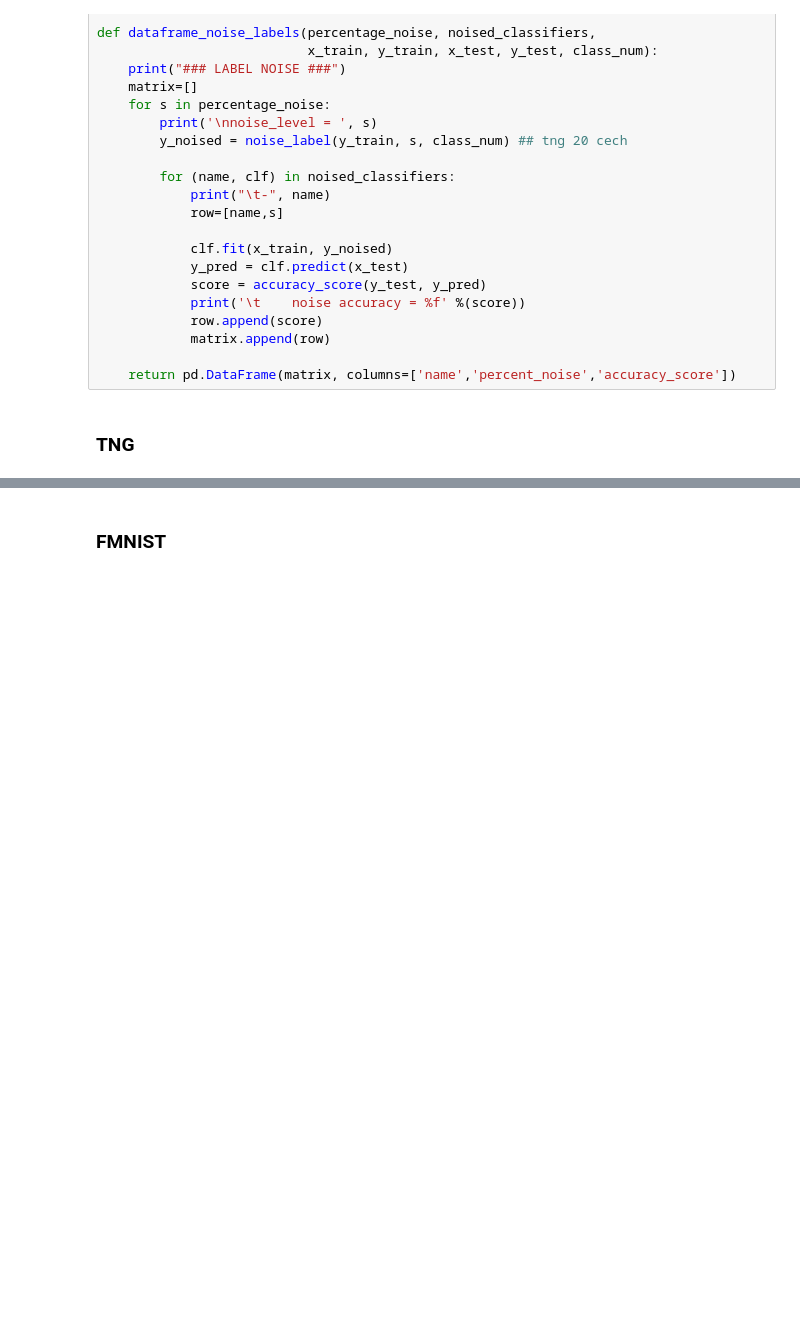
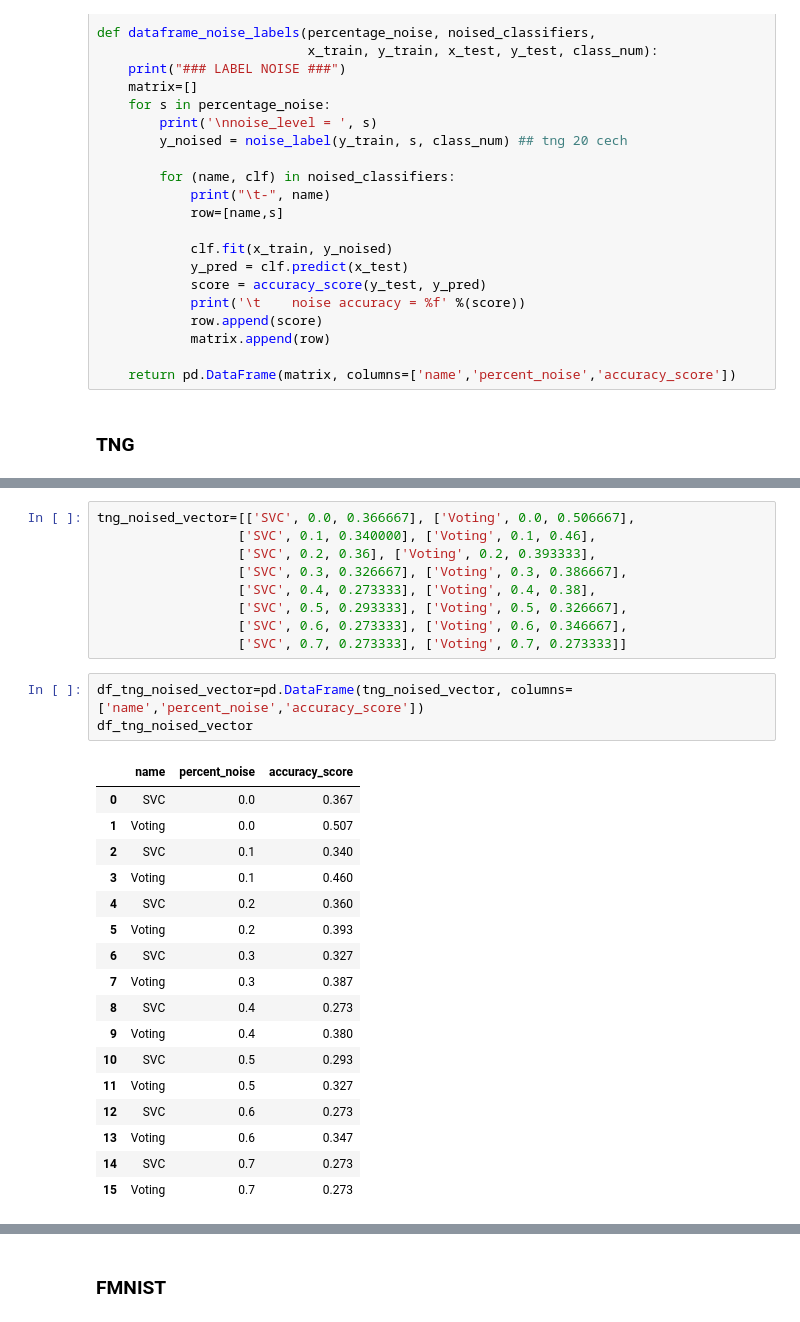
Before and after one commit to krowka/ML-project, a Jupyter notebook: project.ipynb, the cells around one changed output, grey strips where cells are left out. Drawn from its saved outputs; the diff is of its cells as text; blank space fills up the shorter version.

Commit message:
voting updated

```diff
--- a/project.ipynb
+++ b/project.ipynb
@@ -401,0 +507,30 @@ for s in percentage_noise:
+# %%
+tng_noised_vector=[['SVC', 0.0, 0.366667], ['Voting', 0.0, 0.506667],
+                  ['SVC', 0.1, 0.340000], ['Voting', 0.1, 0.46],
+                  ['SVC', 0.2, 0.36], ['Voting', 0.2, 0.393333],
+                  ['SVC', 0.3, 0.326667], ['Voting', 0.3, 0.386667],
+                  ['SVC', 0.4, 0.273333], ['Voting', 0.4, 0.38],
+                  ['SVC', 0.5, 0.293333], ['Voting', 0.5, 0.326667],
+                  ['SVC', 0.6, 0.273333], ['Voting', 0.6, 0.346667],
+                  ['SVC', 0.7, 0.273333], ['Voting', 0.7, 0.273333]]
+# %%
+df_tng_noised_vector=pd.DataFrame(tng_noised_vector, columns=['name','percent_noise','accuracy_score'])
+df_tng_noised_vector
+# %% [output]
+|  | name | percent_noise | accuracy_score |
+| 0 | SVC | 0.0 | 0.367 |
+| 1 | Voting | 0.0 | 0.507 |
+| 2 | SVC | 0.1 | 0.340 |
+| 3 | Voting | 0.1 | 0.460 |
+| 4 | SVC | 0.2 | 0.360 |
+| 5 | Voting | 0.2 | 0.393 |
+| 6 | SVC | 0.3 | 0.327 |
+| 7 | Voting | 0.3 | 0.387 |
+| 8 | SVC | 0.4 | 0.273 |
+| 9 | Voting | 0.4 | 0.380 |
+| 10 | SVC | 0.5 | 0.293 |
+| 11 | Voting | 0.5 | 0.327 |
+| 12 | SVC | 0.6 | 0.273 |
+| 13 | Voting | 0.6 | 0.347 |
+| 14 | SVC | 0.7 | 0.273 |
+| 15 | Voting | 0.7 | 0.273 |
```
Also changed, not shown: parts of 8 cells of this notebook.
